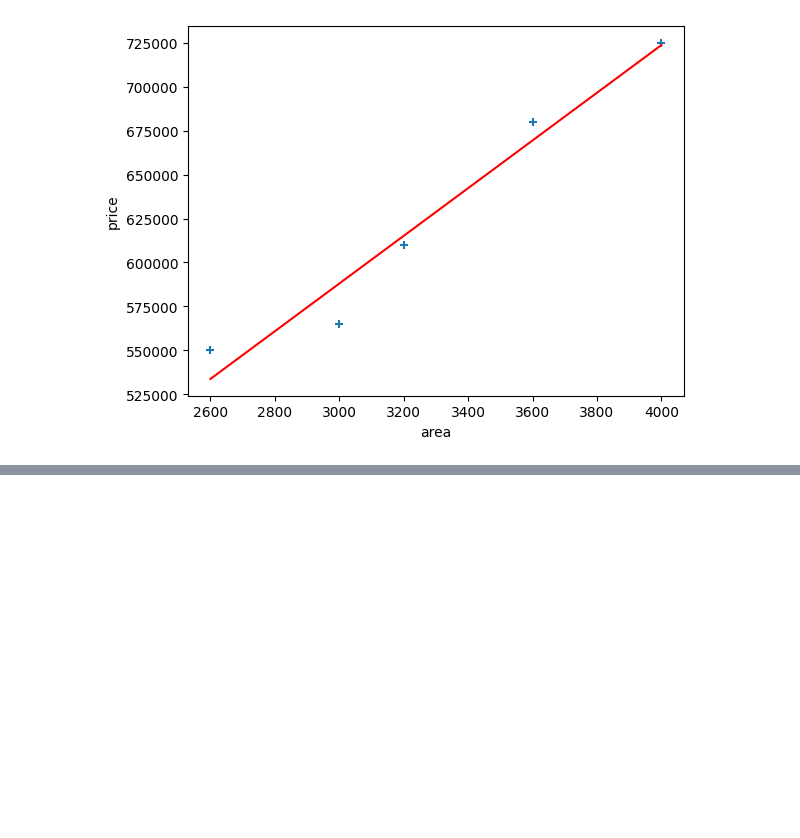
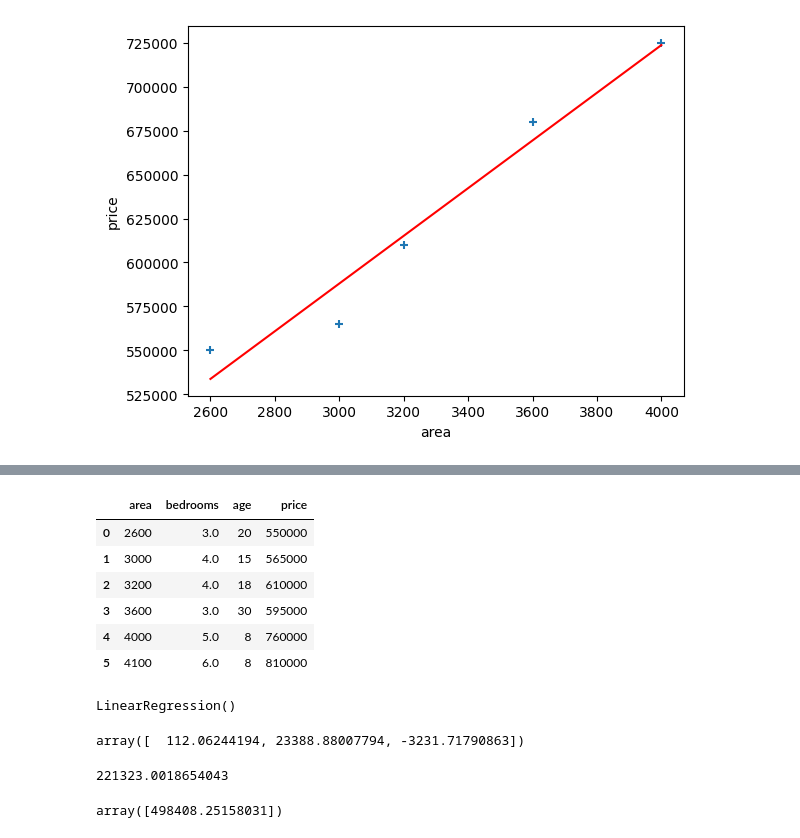
Before and after one commit to Kailas-lab/Machine_Learning, a Jupyter notebook: samples/linear.ipynb, the cells around one changed output, grey strips where cells are left out. Drawn from its saved outputs; the diff is of its cells as text; code cells hidden in the pictures; blank space fills up the shorter version.

```diff
--- a/samples/linear.ipynb
+++ b/samples/linear.ipynb
@@ -67,0 +70,3 @@ plt.plot(a.area,reg.predict(a[['area']]),color="red")
+# %%
+b=pd.read_csv("b.csv")
+b.head()
@@ -67,0 +80,6 @@ plt.plot(a.area,reg.predict(a[['area']]),color="red")
+# %%
+c=b.bedrooms.median()
+
+import math
+d=math.floor(c)
+d
@@ -67,0 +88,3 @@ plt.plot(a.area,reg.predict(a[['area']]),color="red")
+# %%
+b.bedrooms=b.bedrooms.fillna(d)
+b.bedrooms
@@ -67,0 +99,30 @@ plt.plot(a.area,reg.predict(a[['area']]),color="red")
+# %%
+b
+# %% [output]
+|  | area | bedrooms | age | price |
+| 0 | 2600 | 3.0 | 20 | 550000 |
+| 1 | 3000 | 4.0 | 15 | 565000 |
+| 2 | 3200 | 4.0 | 18 | 610000 |
+| 3 | 3600 | 3.0 | 30 | 595000 |
+| 4 | 4000 | 5.0 | 8 | 760000 |
+| 5 | 4100 | 6.0 | 8 | 810000 |
+# %%
+reg2=linear_model.LinearRegression()
+reg2.fit(b[['area','bedrooms','age']],b['price'])
+# %% [output]
+LinearRegression()
+# %%
+reg2.coef_
+
+#m1,m2,m3
+# %% [output]
+array([  112.06244194, 23388.88007794, -3231.71790863])
+# %%
+reg2.intercept_
+#b
+# %% [output]
+221323.0018654043
+# %%
+reg2.predict([[3000,3,40]])
+# %% [output]
+array([498408.25158031])
```
Also changed, not shown: parts of 4 cells of this notebook, 2 other files.
